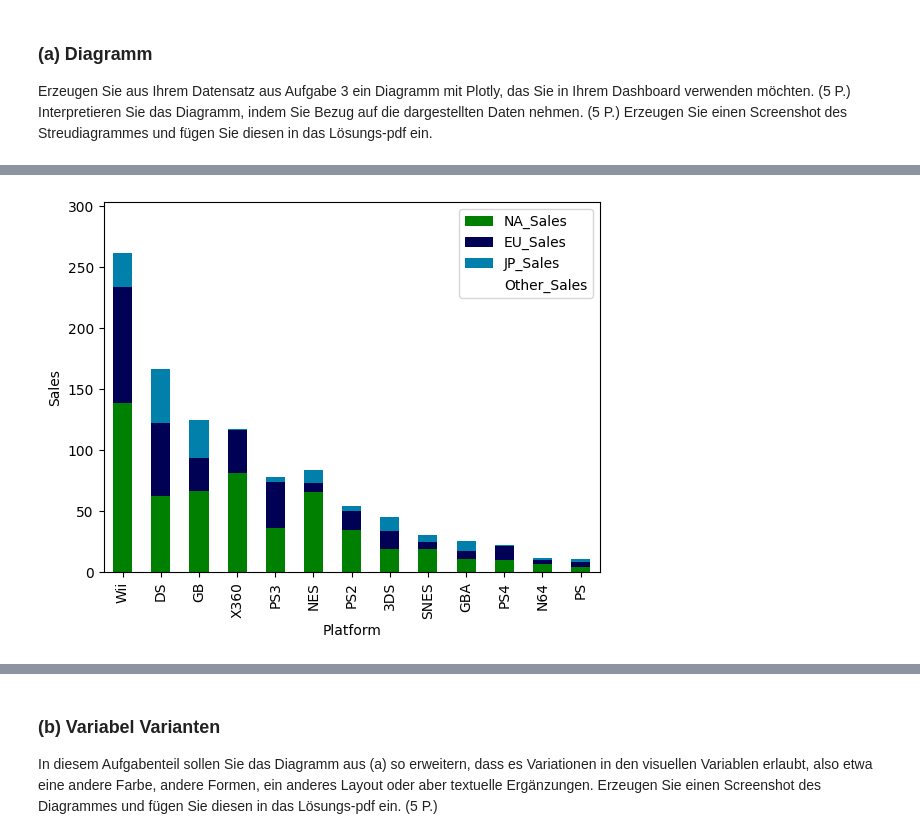
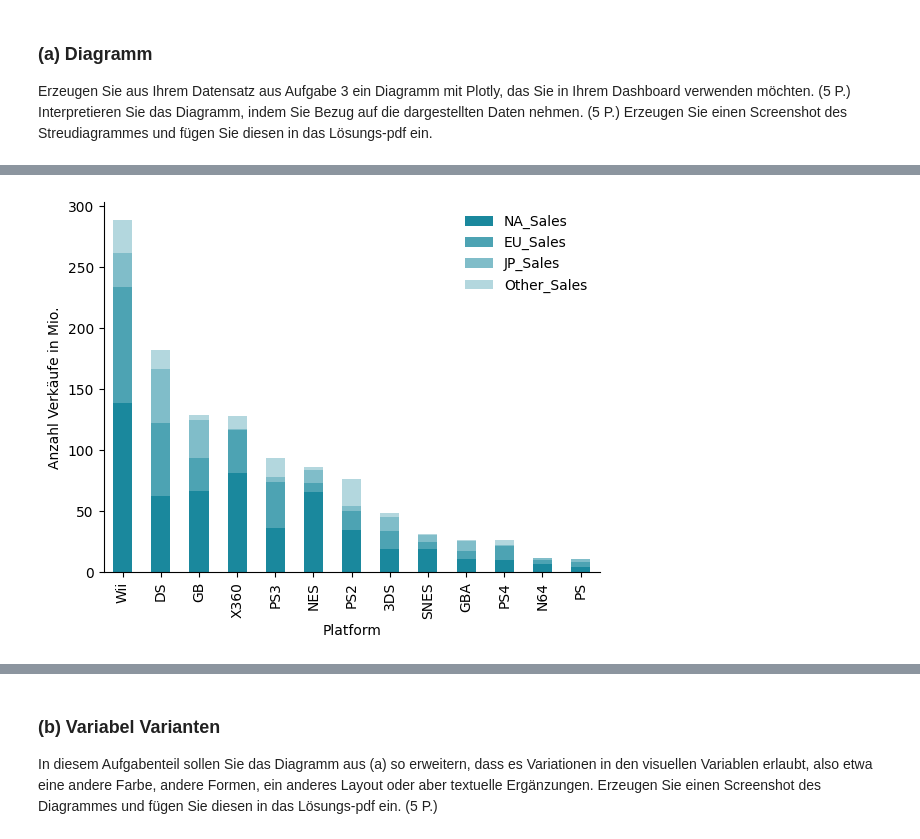
Before and after one commit to lydia-sa/dashboarddesign, a Jupyter notebook: _02_Aufgabenblatt.ipynb, the cells around one changed output, grey strips where cells are left out. Cells and saved outputs as stored; diff of their text form; code cells hidden in the pictures.

Commit message:
colors and co

```diff
--- a/_02_Aufgabenblatt.ipynb
+++ b/_02_Aufgabenblatt.ipynb
@@ -101,20 +191,35 @@ tabelle_ranking()
 # %%
 def stacked_bar_chart(main_filter, sales_filter):
     # extrahieren der Daten
 
     df_bar = df[[main_filter,"NA_Sales", "EU_Sales", 'JP_Sales', 'Other_Sales', 'Global_Sales']]
     df_bar = df_bar[df_bar['Global_Sales'] > sales_filter]
 
     # gruppieren
     df_bar_grouped = df_bar.groupby([main_filter]).sum()
     df_bar_grouped = df_bar_grouped.sort_values(by=['Global_Sales'], ascending=False)
+    # Globas Sales nicht anzeigen lassen
+    df_bar_grouped = df_bar_grouped [["NA_Sales", "EU_Sales", 'JP_Sales', 'Other_Sales']]
     # stacked Barchart
-    df_bar_grouped [["NA_Sales", "EU_Sales", 'JP_Sales', 'Other_Sales']].plot(kind="bar", stacked=True, cmap = 'ocean')
+    df_bar_grouped.plot(kind="bar", stacked = True, layout = "constrained",
+                        color= ['#1a889d', '#4da3b3', '#80bdc9', '#b3d7de']
+                        )
     plt.xlabel(main_filter)
-    plt.ylabel("Sales")
+    plt.ylabel("Anzahl Verkäufe in Mio.")
+
+    #Rahmen von Legende entfernen
+    plt.legend(frameon=False)
+
+    #Rahmen um Grafik entfernen
+
+    mpl.rcParams['axes.spines.right'] = False
+    mpl.rcParams['axes.spines.top'] = False
+    #mpl.rcParams['axes.spines.bottom'] = True
+    #mpl.rcParams['axes.spines.left'] = True
+
 stacked_bar_chart('Platform', 10)
 # %% [output]
-[figure, old version]
+[figure, new version]
 # %%
 def gauge_chart(main_filter, sales_filter):
     regions = "NA_Sales", "EU_Sales", 'JP_Sales', 'Other_Sales'
```
Also changed, not shown: parts of 6 cells of this notebook.
